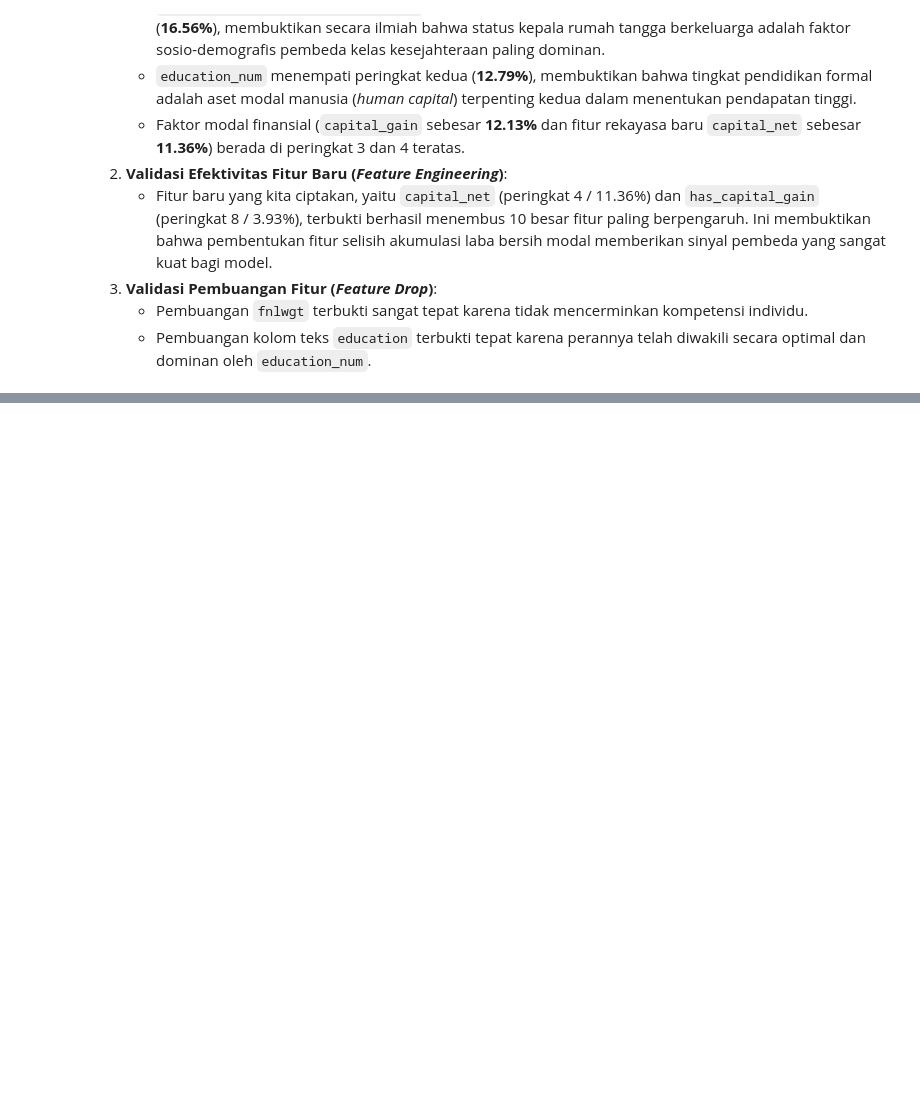
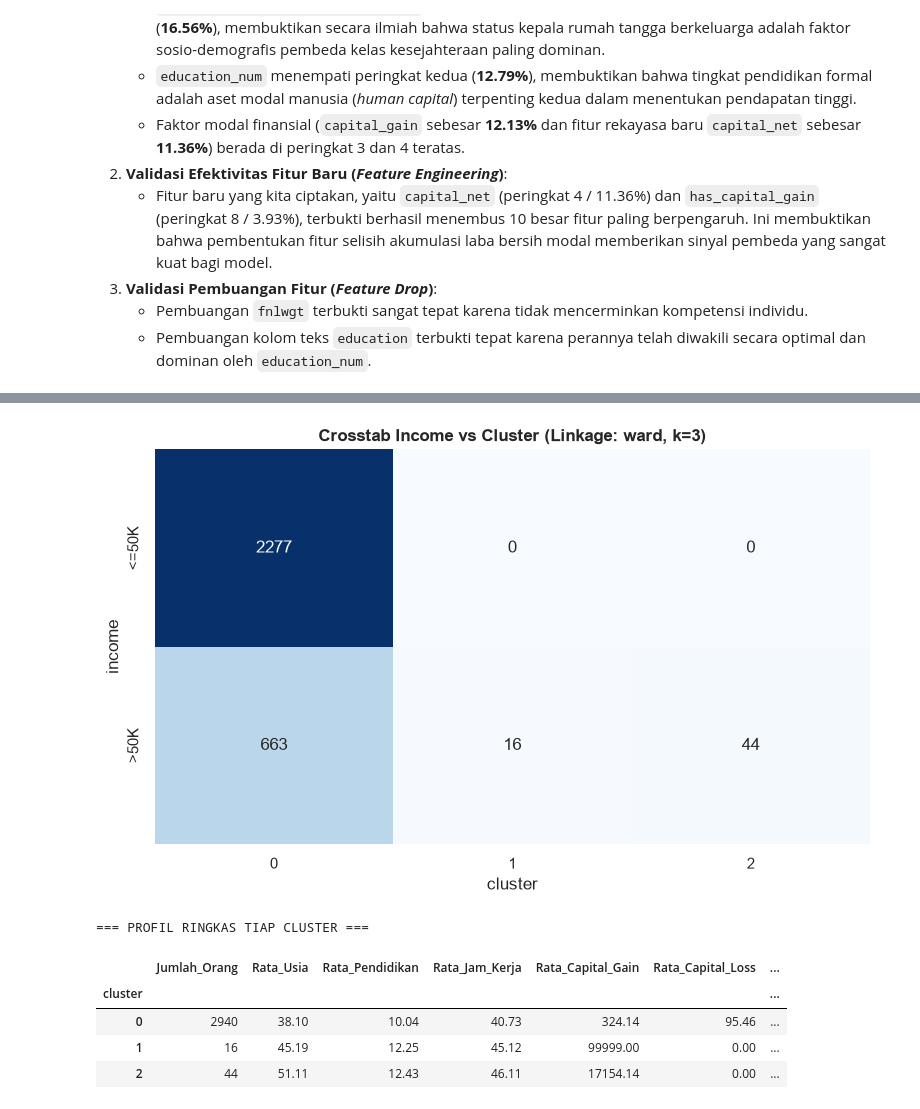
Before and after one commit to Dzikri-Ginoga/Segmentasi-Karakteristik-Tenaga-Kerja-Dewasa-untuk-Identifikasi-Pola-Kesejahteraan-Penduduk, a Jupyter notebook: DS_Projek.ipynb, the cells around one changed output, grey strips where cells are left out. Saved outputs shown, nothing was run; the diff lists cells and outputs as text; code cells hidden in the pictures; blank space fills up the shorter version.

```diff
--- a/DS_Projek.ipynb
+++ b/DS_Projek.ipynb
@@ -981,0 +1203,36 @@ Dataset latih (`X_train_resampled`, `y_train_resampled`) dan data uji (`X_test_p
+# %%
+# 1. Heatmap Crosstab antara label kesejahteraan (income) vs Cluster (gaya pertemuan-4.ipynb)
+income_label = y_train_sample.map({0: '<=50K', 1: '>50K'})
+ct = pd.crosstab(income_label.values, cluster_labels, rownames=['income'], colnames=['cluster'])
+
+plt.figure(figsize=(8, 5))
+sns.heatmap(ct, annot=True, fmt='d', cmap='Blues', cbar=False)
+plt.title(f'Crosstab Income vs Cluster (Linkage: {best_link}, k={best_k})', fontweight='bold')
+plt.tight_layout()
+plt.show()
+
+# 2. Ringkasan Profil Karakteristik Tiap Cluster
+df_profile = X_train_sample.copy()
+df_profile['cluster'] = cluster_labels
+df_profile['high_income'] = y_train_sample.values
+
+cluster_summary = df_profile.groupby('cluster').agg(
+    Jumlah_Orang=('age', 'size'),
+    Rata_Usia=('age', 'mean'),
+    Rata_Pendidikan=('education_num', 'mean'),
+    Rata_Jam_Kerja=('hours_per_week', 'mean'),
+    Rata_Capital_Gain=('capital_gain', 'mean'),
+    Rata_Capital_Loss=('capital_loss', 'mean'),
+    Persen_Income_Tinggi=('high_income', lambda s: s.mean() * 100)
+).round(2)
+
+print("=== PROFIL RINGKAS TIAP CLUSTER ===")
+display(cluster_summary)
+# %% [output]
+[figure, added]
+=== PROFIL RINGKAS TIAP CLUSTER ===
+|  | Jumlah_Orang | Rata_Usia | Rata_Pendidikan | Rata_Jam_Kerja | Rata_Capital_Gain | Rata_Capital_Loss | ... |
+| cluster |  |  |  |  |  |  | ... |
+| 0 | 2940 | 38.10 | 10.04 | 40.73 | 324.14 | 95.46 | ... |
+| 1 | 16 | 45.19 | 12.25 | 45.12 | 99999.00 | 0.00 | ... |
+| 2 | 44 | 51.11 | 12.43 | 46.11 | 17154.14 | 0.00 | ... |
```
Also changed, not shown: parts of 11 cells of this notebook.
